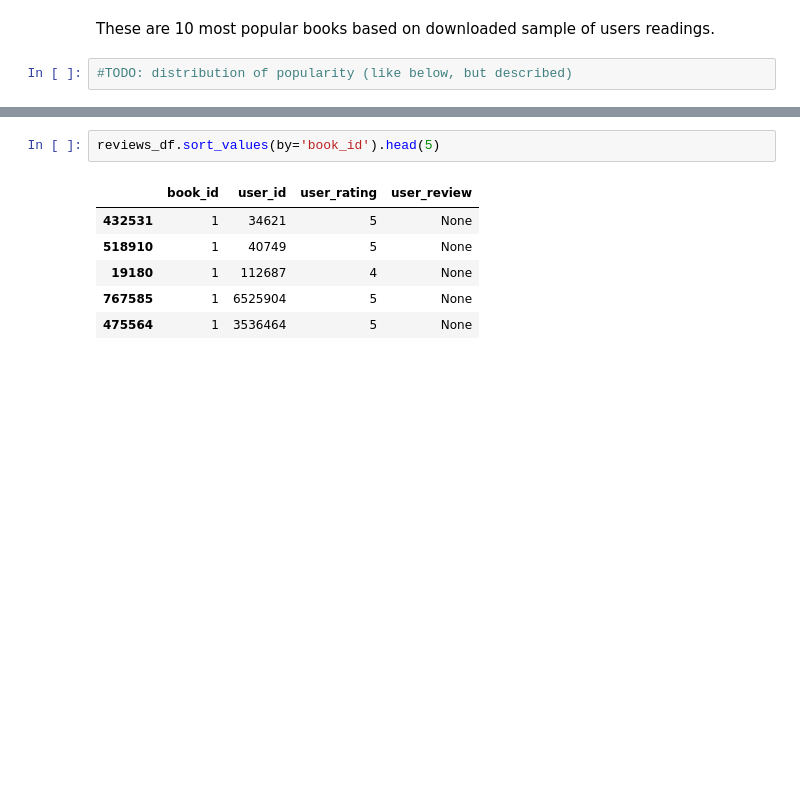
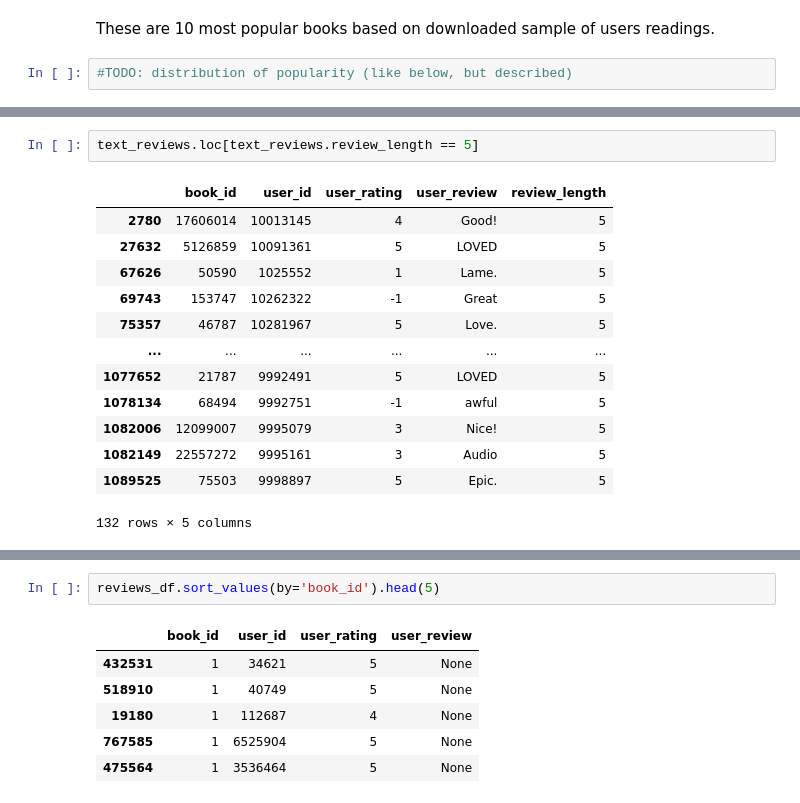
Before and after one commit to Stardust87/book-review-generator, a Jupyter notebook: modelling/Data Analysis.ipynb, the cells around one changed output, grey strips where cells are left out. Drawn from its saved outputs; the diff is of its cells as text; blank space fills up the shorter version.

```diff
--- a/modelling/Data Analysis.ipynb
+++ b/modelling/Data Analysis.ipynb
@@ -217,0 +239,16 @@ These are 10 most popular books based on downloaded sample of users readings.
+# %%
+text_reviews.loc[text_reviews.review_length == 5]
+# %% [output]
+|  | book_id | user_id | user_rating | user_review | review_length |
+| 2780 | 17606014 | 10013145 | 4 | Good! | 5 |
+| 27632 | 5126859 | 10091361 | 5 | LOVED | 5 |
+| 67626 | 50590 | 1025552 | 1 | Lame. | 5 |
+| 69743 | 153747 | 10262322 | -1 | Great | 5 |
+| 75357 | 46787 | 10281967 | 5 | Love. | 5 |
+| ... | ... | ... | ... | ... | ... |
+| 1077652 | 21787 | 9992491 | 5 | LOVED | 5 |
+| 1078134 | 68494 | 9992751 | -1 | awful | 5 |
+| 1082006 | 12099007 | 9995079 | 3 | Nice! | 5 |
+| 1082149 | 22557272 | 9995161 | 3 | Audio | 5 |
+| 1089525 | 75503 | 9998897 | 5 | Epic. | 5 |
+132 rows × 5 columns
```
Also changed, not shown: parts of 7 cells of this notebook, 3 other files.
